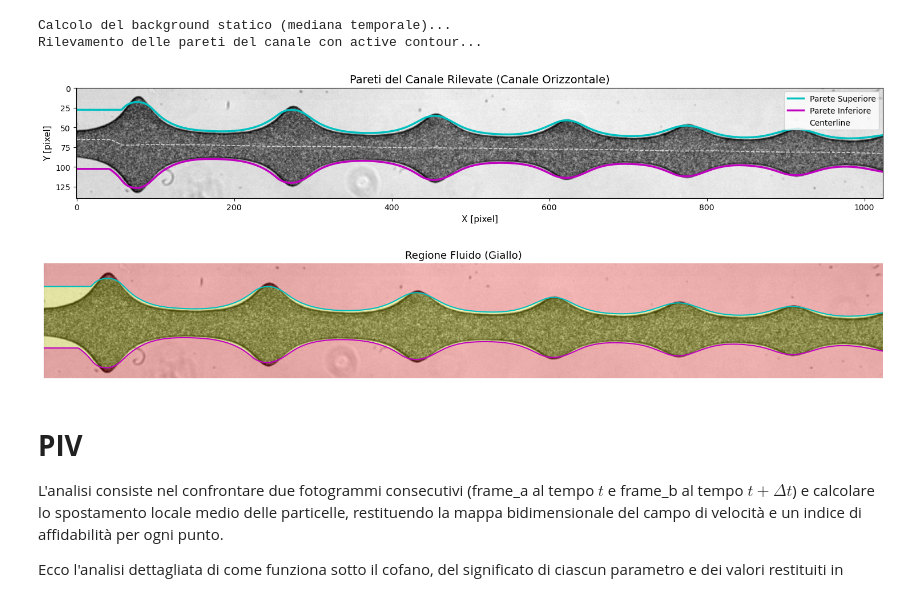
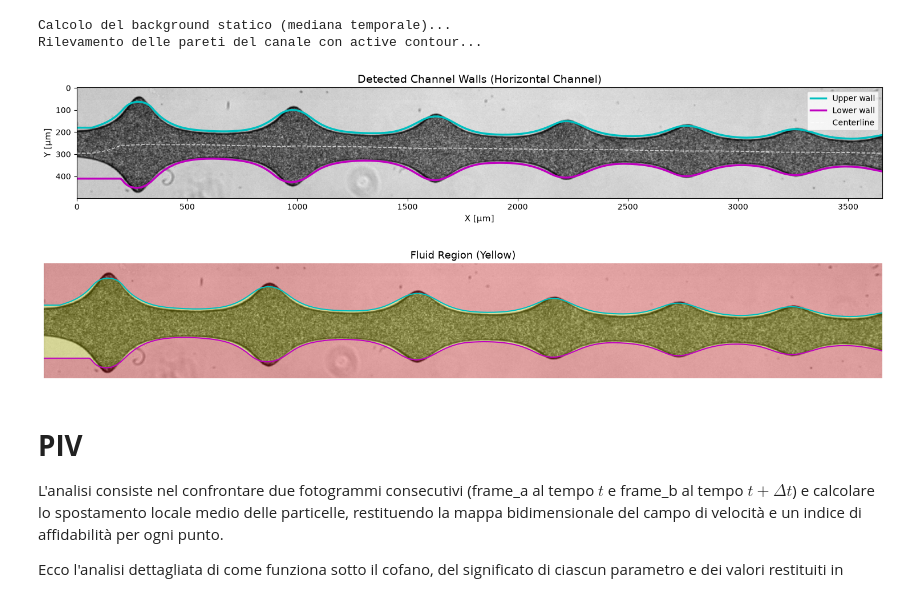
Before and after one commit to AsiLuca/Rheoflu_scripts, a Jupyter notebook: PIV_channel.ipynb, the cells around one changed output. Saved outputs shown, nothing was run; the diff lists cells and outputs as text; code cells hidden in the pictures.

```diff
--- a/PIV_channel.ipynb
+++ b/PIV_channel.ipynb
@@ -10,16 +11,16 @@ from skimage.filters import gaussian
 from skimage.segmentation import active_contour
 # %%
 # --- PERCORSI E PATTERN ---
-INPUT_DIR = Path("/Users/lucaasinari/Desktop/piv/0.01ul_s")
+#INPUT_DIR = Path("/Users/lucaasinari/Desktop/piv/0.01ul_s")
 #INPUT_DIR = Path("/Volumes/Elements/Rheoflu/Luca/20260925_test_microscope_and_camera/fluoromax_0.25_1000fps_0.001uls")
-#INPUT_DIR = Path(r"F:\Luca_Data\20260925_test_microscope_and_camera\fluoromax_0.25_1000fps_0.01uls")
+INPUT_DIR = Path(r"F:\Luca_Data\20260925_test_microscope_and_camera\fluoromax_0.25_1000fps_0.001uls")
 OUTPUT_DIR = Path(r"results/piv")
 PATTERN = "*.tif"
 
 # --- PARAMETRI DI ANALISI TEMPORALE ---
 FIRST_FRAME = 0
-FINAL_FRAME = 88
-FRAME_STEP = 10
+FINAL_FRAME = 272#5
+FRAME_STEP = 40
 
 # --- PARAMETRI DI RITAGLIO (ROI CENTRATA SUL CANALE) ---
 # Il canale originale è verticale: Y copre l'intera altezza (0-1024), X la larghezza (420-560)
@@ -29,11 +30,12 @@ CROP_X_MIN = 420
 CROP_X_MAX = 560
 
 # --- PARAMETRI PIV (CALIBRATI SULLE DIMENSIONI DEL CANALE) ---
-WINDOW_SIZE = 16         # Finestra nel frame A (24x24 px)
-OVERLAP = 8              # Sovrapposizione del 50%
-SEARCH_AREA_SIZE = 32    # Area di ricerca nel frame B (32x32 px)
+WINDOW_SIZE = 8         # Finestra nel frame A (24x24 px)
+OVERLAP = 4              # Sovrapposizione del 50%
+SEARCH_AREA_SIZE = 20    # Area di ricerca nel frame B (32x32 px)
 DT_SECONDS = (1 / 1000) * FRAME_STEP  # 1000 fps -> 1 ms per frame
 S2N_THRESHOLD = 1.15     # Soglia segnale/rumore
+pixel_size_um = 100/28
 # %%
 # --- 1. CARICAMENTO E ROTAZIONE DEI FRAME ---
 def read_gray_and_crop(path):
@@ -67,6 +69,12 @@ def preprocess_for_piv(path):
 # Leggiamo il primo frame per rilevare i bordi del canale
 ref_frame = read_gray_and_crop(frames[FIRST_FRAME])
 H, W = ref_frame.shape
+image_extent_um = [
+    -0.5 * pixel_size_um,
+    (W - 0.5) * pixel_size_um,
+    (H - 0.5) * pixel_size_um,
+    -0.5 * pixel_size_um,
+]
 
 # --- 2. RILEVAMENTO DEI BORDI CON ACTIVE CONTOUR (SNAKE) ---
 n_points = 300
@@ -90,41 +98,41 @@ snake_params = {
 
 print("Rilevamento delle pareti del canale con active contour...")
 snake_top = active_contour(blurred, init_top, **snake_params)
 snake_bottom = active_contour(blurred, init_bottom, **snake_params)
 
 # Ordiniamo i punti per l'interpolazione continua
 x_t, y_t = snake_top[:, 1], snake_top[:, 0]
 x_b, y_b = snake_bottom[:, 1], snake_bottom[:, 0]
 st = np.argsort(x_t); x_t, y_t = x_t[st], y_t[st]
 sb = np.argsort(x_b); x_b, y_b = x_b[sb], y_b[sb]
 
 def get_channel_bounds(x_query):
     """Restituisce y_top(x) e y_bottom(x) per qualsiasi coordinata x."""
     yt = np.interp(x_query, x_t, y_t)
     yb = np.interp(x_query, x_b, y_b)
     return yt, yb
 
 
 # --- 3. VISUALIZZAZIONE DELLE PARETI RILEVATE ---
 x_plot = np.linspace(0, W - 1, 500)
 yt_plot, yb_plot = get_channel_bounds(x_plot)
 y_center_plot = (yt_plot + yb_plot) / 2.0
 
 fig, ax = plt.subplots(figsize=(15, 4.5))
-ax.imshow(ref_frame, cmap="gray")
-ax.plot(x_plot, yt_plot, "-c", lw=2.5, label="Parete Superiore")
-ax.plot(x_plot, yb_plot, "-m", lw=2.5, label="Parete Inferiore")
-ax.plot(x_plot, y_center_plot, "--w", lw=1.2, alpha=0.7, label="Centerline")
-ax.set_title("Pareti del Canale Rilevate (Canale Orizzontale)", fontsize=14)
-ax.set_xlabel("X [pixel]", fontsize=11)
-ax.set_ylabel("Y [pixel]", fontsize=11)
+ax.imshow(ref_frame, cmap="gray", extent=image_extent_um)
+ax.plot(x_plot * pixel_size_um, yt_plot * pixel_size_um, "-c", lw=2.5, label="Upper wall")
+ax.plot(x_plot * pixel_size_um, yb_plot * pixel_size_um, "-m", lw=2.5, label="Lower wall")
+ax.plot(x_plot * pixel_size_um, y_center_plot * pixel_size_um, "--w", lw=1.2, alpha=0.7, label="Centerline")
+ax.set_title("Detected Channel Walls (Horizontal Channel)", fontsize=14)
+ax.set_xlabel("X [µm]", fontsize=11)
+ax.set_ylabel("Y [µm]", fontsize=11)
 ax.legend(loc="upper right", fontsize=10)
 plt.tight_layout()
 plt.show()
 # %% [output]
 Calcolo del background statico (mediana temporale)...
 Rilevamento delle pareti del canale con active contour...
-[figure, old version]
+[figure, new version]
 # %%
 # Crea la cartella dei risultati
 OUTPUT_DIR.mkdir(parents=True, exist_ok=True)
@@ -140,16 +148,16 @@ Y_grid, X_grid = np.mgrid[0:H, 0:W]
 mask_vis = get_channel_mask(X_grid, Y_grid)
 
 fig, ax = plt.subplots(figsize=(15, 4))
-ax.imshow(ref_frame, cmap="gray")
-ax.imshow(mask_vis, cmap="autumn", alpha=0.25)
-ax.plot(x_plot, yt_plot, "-c", lw=1.5)
-ax.plot(x_plot, yb_plot, "-m", lw=1.5)
-ax.set_title("Regione Fluido (Giallo)", fontsize=13)
+ax.imshow(ref_frame, cmap="gray", extent=image_extent_um)
+ax.imshow(mask_vis, cmap="autumn", alpha=0.25, extent=image_extent_um)
+ax.plot(x_plot * pixel_size_um, yt_plot * pixel_size_um, "-c", lw=1.5)
+ax.plot(x_plot * pixel_size_um, yb_plot * pixel_size_um, "-m", lw=1.5)
+ax.set_title("Fluid Region (Yellow)", fontsize=13)
 ax.axis("off")
 plt.tight_layout()
 plt.show()
 # %% [output]
-[figure, old version]
+[figure, new version]
 # %% [markdown]
 # **PIV**
 
```
Also changed, not shown: parts of 5 cells of this notebook, 1 other file.
